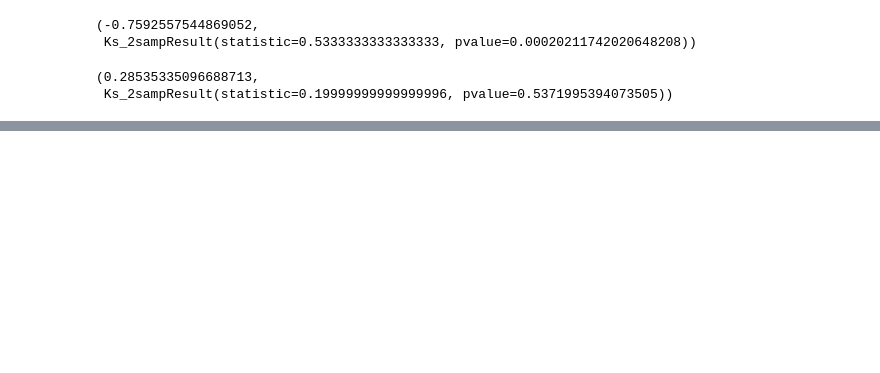
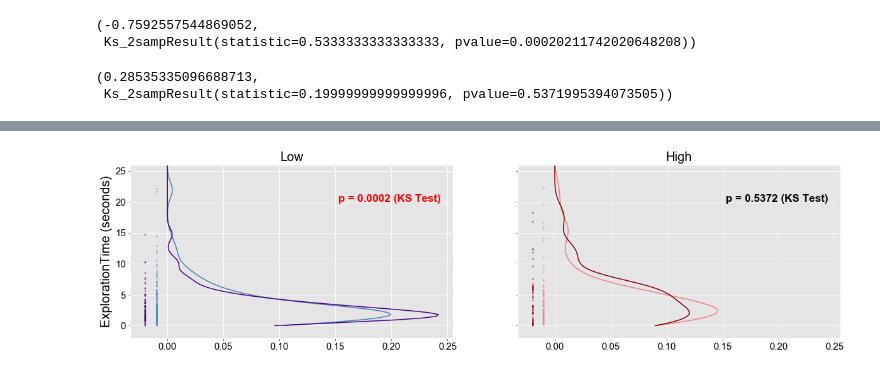
Before and after one commit to itsMahad/ManducaMultiSenseFeeding, a Jupyter notebook: Learning_Curves_And_Probability_Distributions_Git.ipynb, the cells around one changed output, grey strips where cells are left out. Cells and saved outputs as stored; diff of their text form; code cells hidden in the pictures; blank space fills up the shorter version.

```diff
--- a/Learning_Curves_And_Probability_Distributions_Git.ipynb
+++ b/Learning_Curves_And_Probability_Distributions_Git.ipynb
@@ -942,0 +934,8 @@ KL(hist_early_highlight_stat, hist_late_highlight_stat, 1e-30), stats.ks_2samp(h
+# %%
+low = low.drop(['Unnamed: 0', 'Unnamed: 0.1'], axis = 1)
+low.reset_index(drop=True, inplace=True)
+high = high.drop(['Unnamed: 0', 'Unnamed: 0.1'], axis = 1)
+high.reset_index(drop=True, inplace=True)
+# %%
+low = pd.concat([low, visit_chunk], axis = 1)
+high = pd.concat([high, high_visit_chunk], axis = 1)
@@ -942,0 +949,10 @@ KL(hist_early_highlight_stat, hist_late_highlight_stat, 1e-30), stats.ks_2samp(h
+# %%
+alldata = low.DiscoveryTime/100
+_,bins = np.histogram(alldata, bins = 100, density = True)
+bin_center = 0.5*(bins[1:]+bins[:-1])
+bin_center = np.linspace(0,60,200)
+delta = np.diff(bin_center)[0]
+# %%
+low_df = pd.DataFrame(index = bin_center, columns = ['early', 'late'], dtype = 'float')
+high_df = pd.DataFrame(index = bin_center, columns = ['early', 'late'], dtype = 'float')
+light_level = pd.DataFrame(index = ['early', 'late'], columns = ['low', 'high'], dtype = 'float')
@@ -942,0 +965,68 @@ KL(hist_early_highlight_stat, hist_late_highlight_stat, 1e-30), stats.ks_2samp(h
+# %%
+from scipy.stats import gaussian_kde
+
+plt.set_cmap('Spectral')
+f2, ax2 = plt.subplots(1,2,sharex = True, sharey = True, figsize = (20,5))
+
+
+offset = 0
+for f, df in low.groupby('visit_chunk', sort = True):
+
+    data = df.DiscoveryTime
+    light_level.loc[f,'low'] = len(data)
+    print(len(data))
+    kde = kde_scipy(data)
+
+    temp = kde.pdf(bin_center)
+    temp /= delta * np.sum(temp)
+    low_df.loc[:,f]=temp
+
+    if f.startswith("early"):
+        c = 'steelblue'
+
+        d = 'steelblue'
+    elif f.startswith("late"):
+        c = 'indigo'
+
+
+        d = 'indigo'
+
+    p = ax2[0].plot(temp, bin_center, label = f, color = c)
+    ax2[0].plot([-0.01 + offset]*len(data), data, 'o', ms = 2, color = c, mec = d, alpha = 0.35)
+    offset+=-0.01
+
+    ax2[0].set_title('Low', size = 20)
+offset = 0
+for f, df in high.groupby('visit_chunk', sort = True):
+
+    data = df.DiscoveryTime
+    light_level.loc[f,'high'] = len(data)
+    kde = kde_scipy(data)
+
+    temp = kde.pdf(bin_center)
+    temp /= delta * np.sum(temp)
+    high_df.loc[:,f]=temp
+
+    if f.startswith("early"):
+        c = 'lightcoral'
+
+        d = 'lightcoral'
+    elif f.startswith("late"):
+        c = 'maroon'
+
+
+        d = 'maroon'
+    p = ax2[1].plot(temp, bin_center, label = f, color = c)
+    ax2[1].plot([-0.01 + offset]*len(data), data, 'o', ms = 2, color = c, mec = d, alpha = 0.35)
+    offset+=-0.01
+
+    ax2[1].set_title('High', size = 20)
+ax2[0].set_ylim(-2, 26)
+ax2[0].set_ylabel('ExplorationTime (seconds)', size = 20, color = 'k')
+
+ax2[0].tick_params(labelsize = 15, labelcolor = 'k')
+ax2[1].tick_params(labelsize = 15, labelcolor = 'k')
+ax2[0].text(0.15, 20, ' p = 0.0002 (KS Test)', color = 'r', weight = 'bold', size = 17 )
+ax2[1].text(0.15, 20, ' p = 0.5372 (KS Test)', color = 'k', weight = 'bold', size = 17 )
+plt.savefig(outpath_figg + "\\" + 'Early_Late_Comparison_AcrossLights_PDE.png')
+# %% [output]
@@ -942,0 +1036 @@ KL(hist_early_highlight_stat, hist_late_highlight_stat, 1e-30), stats.ks_2samp(h
+[figure, added]
```
Also changed, not shown: parts of 42 cells of this notebook.
